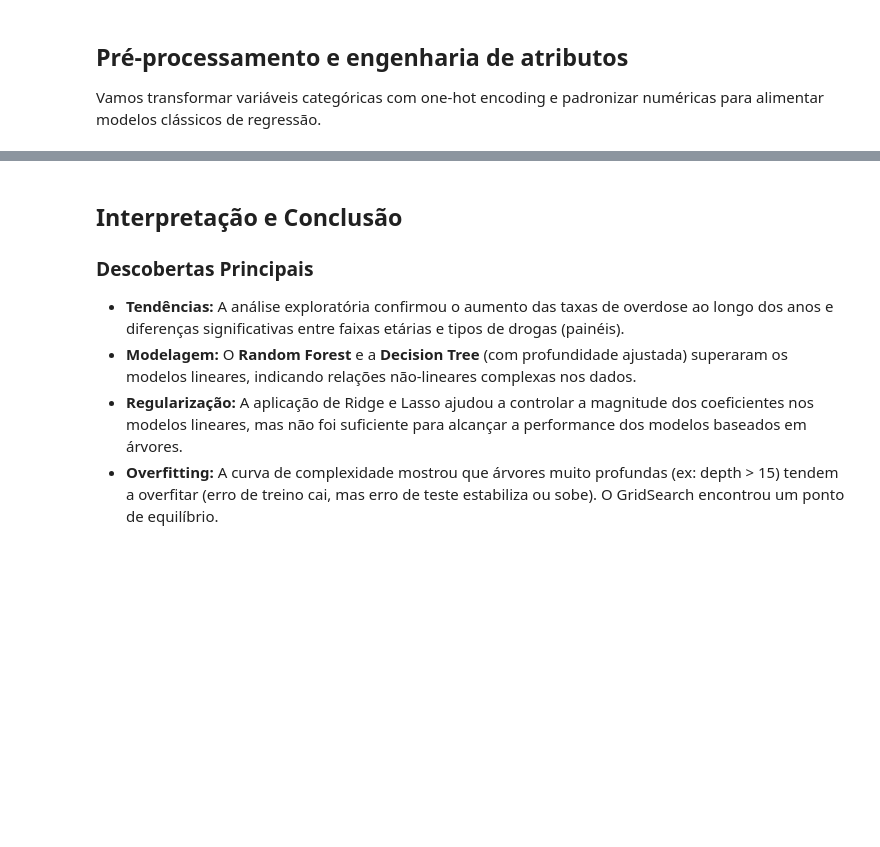
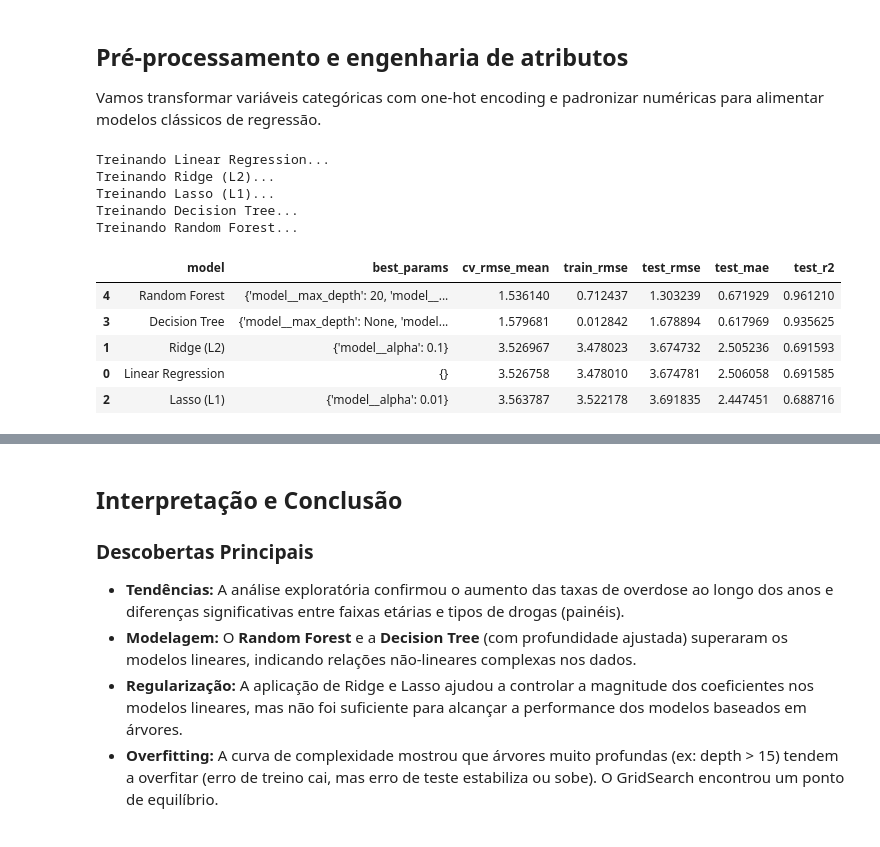
Before and after one commit to joaovcar/Projeto-Machine-Learning, a Jupyter notebook: ml_pipeline.ipynb, the cells around one changed output, grey strips where cells are left out. Cells and saved outputs as stored; diff of their text form; code cells hidden in the pictures; blank space fills up the shorter version.

```diff
--- a/ml_pipeline.ipynb
+++ b/ml_pipeline.ipynb
@@ -100,34 +121,46 @@ best_estimators = {}
 
 for name, config in models_config.items():
     print(f"Treinando {name}...")
     pipeline = Pipeline(steps=[('preprocess', preprocessor), ('model', config['model'])])
 
     # Grid Search com Cross-Validation
     grid = GridSearchCV(pipeline, config['params'], cv=5,
                         scoring='neg_mean_squared_error',
                         return_train_score=True)
     grid.fit(X_train, y_train)
 
     # Melhores parâmetros e modelo
     best_model = grid.best_estimator_
     best_estimators[name] = best_model
 
     # Avaliação no conjunto de teste
     preds = best_model.predict(X_test)
 
     # Métricas
     results.append({
         'model': name,
         'best_params': grid.best_params_,
         'cv_rmse_mean': np.sqrt(-grid.best_score_),
         'train_rmse': np.sqrt(mean_squared_error(y_train, best_model.predict(X_train))),
-        'test_rmse': mean_squared_error(y_test, preds, squared=False),
+        'test_rmse': np.sqrt(mean_squared_error(y_test, preds)),
         'test_mae': mean_absolute_error(y_test, preds),
         'test_r2': r2_score(y_test, preds)
     })
 
 results_df = pd.DataFrame(results)
 display(results_df.sort_values('test_rmse'))
+# %% [output]
+Treinando Linear Regression...
+Treinando Ridge (L2)...
+Treinando Lasso (L1)...
+Treinando Decision Tree...
+Treinando Random Forest...
+|  | model | best_params | cv_rmse_mean | train_rmse | test_rmse | test_mae | test_r2 |
+| 4 | Random Forest | {'model__max_depth': 20, 'model__... | 1.536140 | 0.712437 | 1.303239 | 0.671929 | 0.961210 |
+| 3 | Decision Tree | {'model__max_depth': None, 'model... | 1.579681 | 0.012842 | 1.678894 | 0.617969 | 0.935625 |
+| 1 | Ridge (L2) | {'model__alpha': 0.1} | 3.526967 | 3.478023 | 3.674732 | 2.505236 | 0.691593 |
+| 0 | Linear Regression | {} | 3.526758 | 3.478010 | 3.674781 | 2.506058 | 0.691585 |
+| 2 | Lasso (L1) | {'model__alpha': 0.01} | 3.563787 | 3.522178 | 3.691835 | 2.447451 | 0.688716 |
 # %%
 # Análise de Overfitting: Variação da profundidade da árvore
 depths = [1, 3, 5, 10, 15, 20, 30]
```
Also changed, not shown: parts of 5 cells of this notebook.
